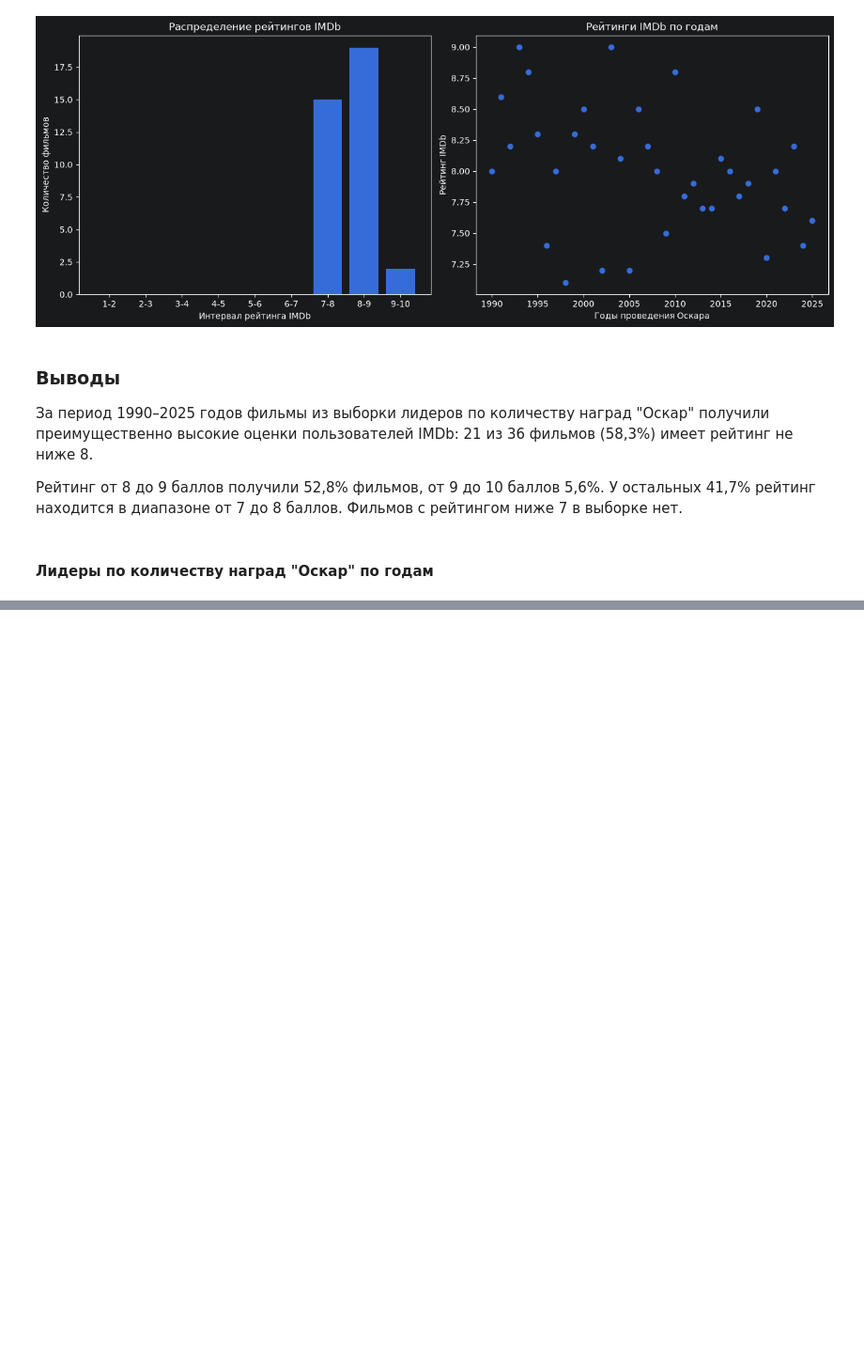
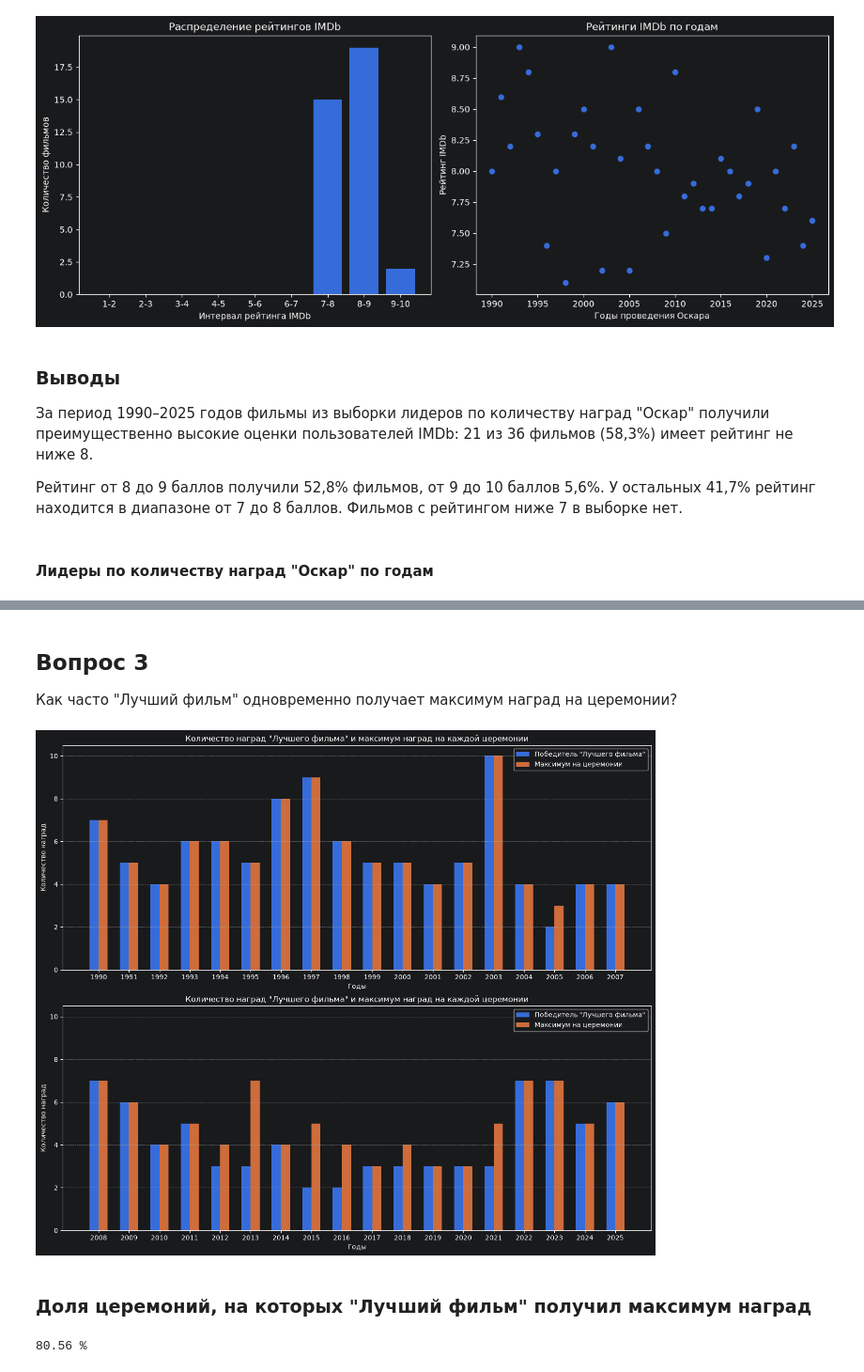
Before and after one commit to STPolya/oscars-imdb-analysis, a Jupyter notebook: analysis.ipynb, the cells around one changed output, grey strips where cells are left out. Shown at 94% size. Saved outputs shown, nothing was run; the diff lists cells and outputs as text; code cells hidden in the pictures; blank space fills up the shorter version.

```diff
--- a/analysis.ipynb
+++ b/analysis.ipynb
@@ -163,0 +165,54 @@ top_awarded_films.sort_values('Year', ascending=True)
+# %% [markdown]
+## Вопрос 3
+Как часто "Лучший фильм" одновременно получает максимум наград на церемонии?
+# %%
+from modules.visualization import draw_double_bar
+
+films_oscar_count = (
+    best_films.merge(
+        all_awarded_films[['FilmId', 'oscar_count']],
+        on='FilmId',
+        validate='many_to_one'
+    )
+    .drop(columns=['Film', 'FilmId', 'averageRating'])
+    .merge(
+        top_awarded_films[['Year', 'oscar_count']],
+        on='Year',
+        validate='many_to_one',
+        suffixes=('_best_picture', '_max')
+    )
+)
+
+fig, axes = plt.subplots(
+    nrows=2, ncols=1,
+    figsize=(13, 11),
+    layout='constrained',
+    sharey=True
+)
+
+draw_double_bar(
+    films_oscar_count['Year'].iloc[:18],
+    films_oscar_count['oscar_count_best_picture'].iloc[:18],
+    films_oscar_count['oscar_count_max'].iloc[:18],
+    axes[0]
+)
+
+draw_double_bar(
+    films_oscar_count['Year'].iloc[18:],
+    films_oscar_count['oscar_count_best_picture'].iloc[18:],
+    films_oscar_count['oscar_count_max'].iloc[18:],
+    axes[1]
+)
+
+plt.show()
+# %% [output]
+[figure, added]
+# %% [markdown]
+### Доля церемоний, на которых "Лучший фильм" получил максимум наград
+# %%
+films_oscar_count['is_top_awarded'] = films_oscar_count['oscar_count_best_picture'] == films_oscar_count['oscar_count_max']
+best_film_share_pct = films_oscar_count[films_oscar_count['is_top_awarded']].count()
+
+print(round((best_film_share_pct['is_top_awarded'] / 36) * 100, 2), '%')
+# %% [output]
+80.56 %
```
Also changed, not shown: parts of 6 cells of this notebook, 2 other files.
